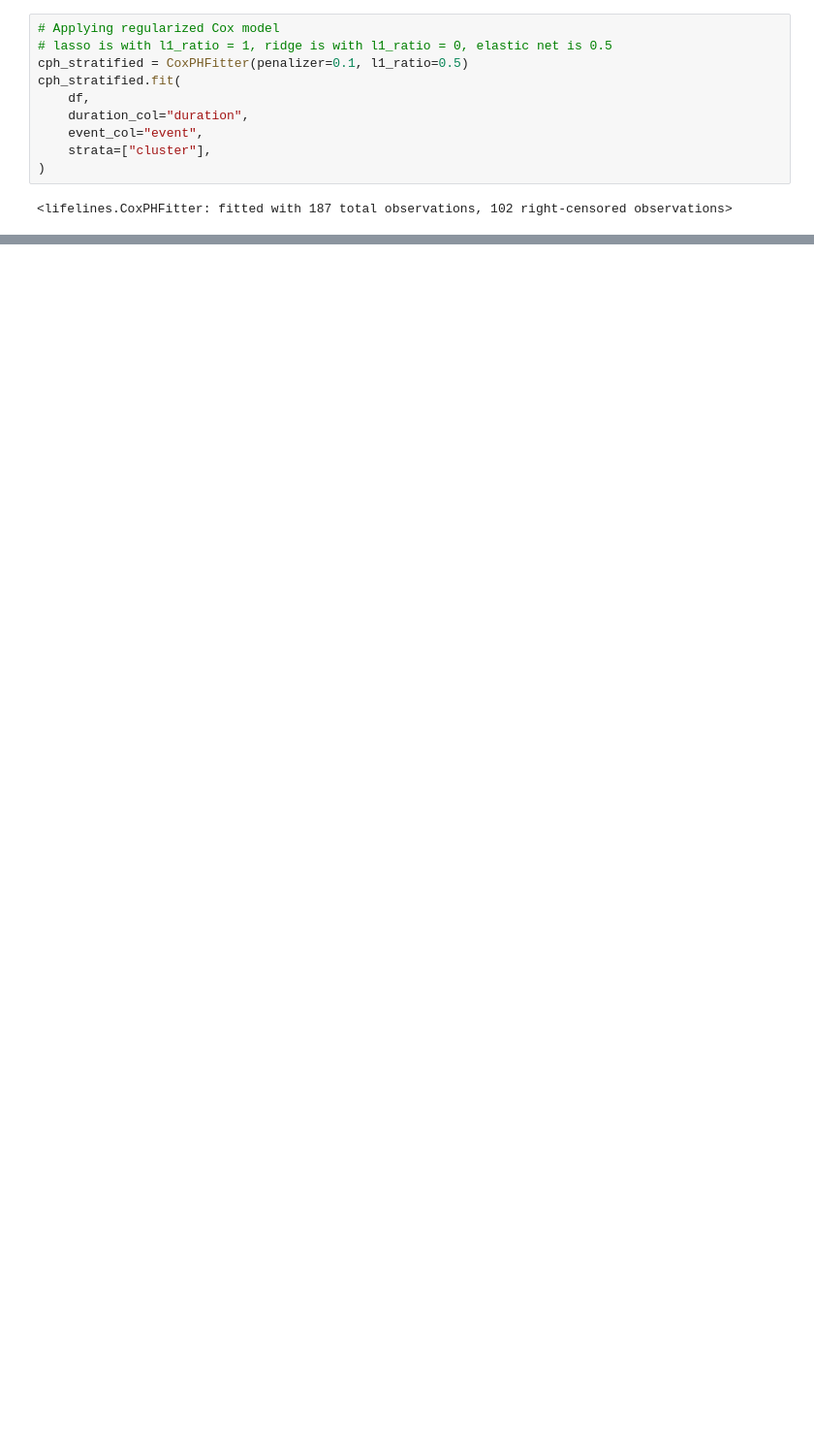
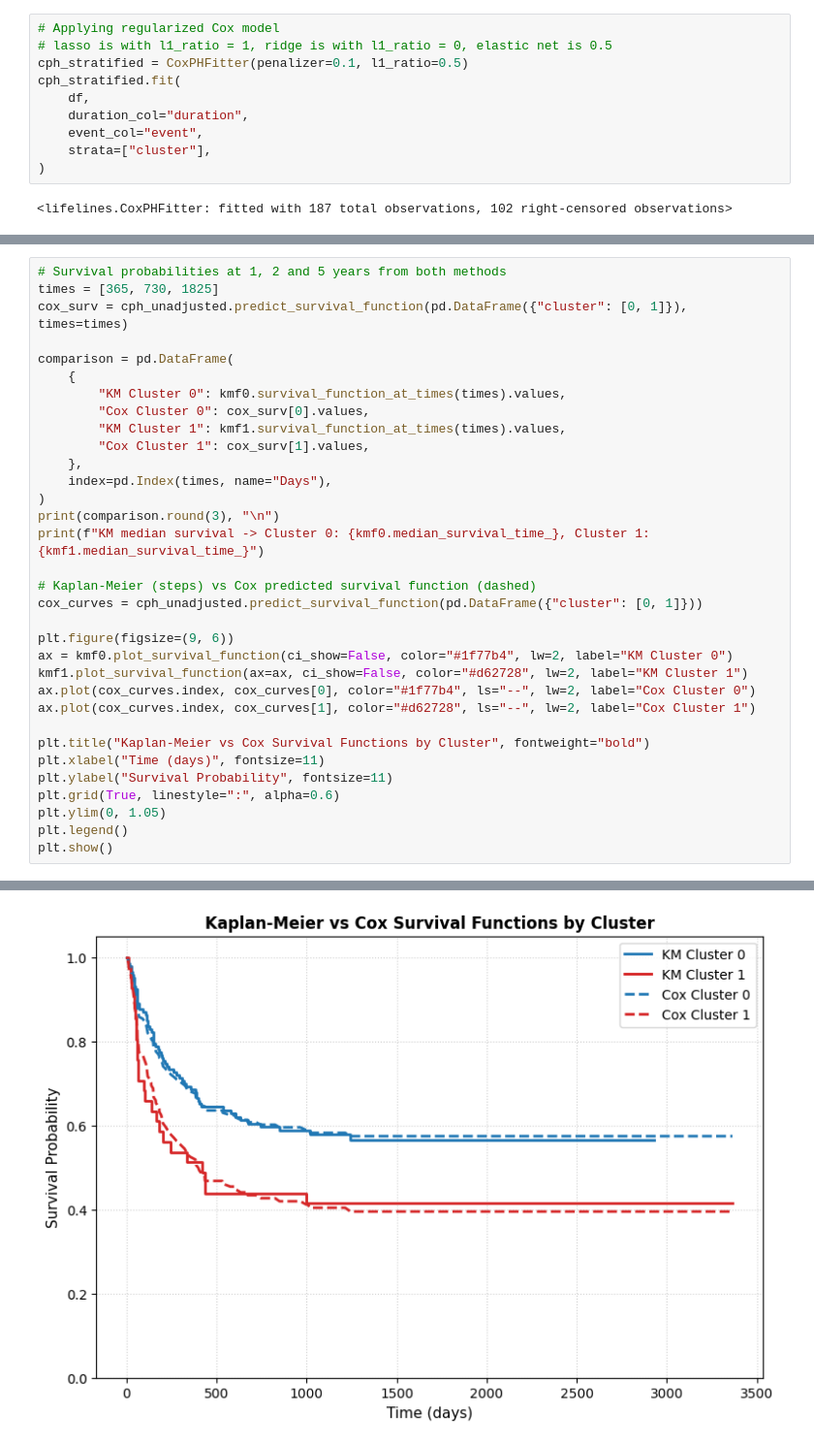
Before and after one commit to alvarodca/MLHealth, a Jupyter notebook: Lab2/survival.ipynb, the cells around one changed output, grey strips where cells are left out. Shown at 97% size. Saved outputs shown, nothing was run; the diff lists cells and outputs as text; blank space fills up the shorter version.

```diff
--- a/Lab2/survival.ipynb
+++ b/Lab2/survival.ipynb
@@ -457,0 +569,34 @@ cph_unadjusted.print_summary()
+# %%
+# Survival probabilities at 1, 2 and 5 years from both methods
+times = [365, 730, 1825]
+cox_surv = cph_unadjusted.predict_survival_function(pd.DataFrame({"cluster": [0, 1]}), times=times)
+
+comparison = pd.DataFrame(
+    {
+        "KM Cluster 0": kmf0.survival_function_at_times(times).values,
+        "Cox Cluster 0": cox_surv[0].values,
+        "KM Cluster 1": kmf1.survival_function_at_times(times).values,
+        "Cox Cluster 1": cox_surv[1].values,
+    },
+    index=pd.Index(times, name="Days"),
+)
+print(comparison.round(3), "\n")
+print(f"KM median survival -> Cluster 0: {kmf0.median_survival_time_}, Cluster 1: {kmf1.median_survival_time_}")
+
+# Kaplan-Meier (steps) vs Cox predicted survival function (dashed)
+cox_curves = cph_unadjusted.predict_survival_function(pd.DataFrame({"cluster": [0, 1]}))
+
+plt.figure(figsize=(9, 6))
+ax = kmf0.plot_survival_function(ci_show=False, color="#1f77b4", lw=2, label="KM Cluster 0")
+kmf1.plot_survival_function(ax=ax, ci_show=False, color="#d62728", lw=2, label="KM Cluster 1")
+ax.plot(cox_curves.index, cox_curves[0], color="#1f77b4", ls="--", lw=2, label="Cox Cluster 0")
+ax.plot(cox_curves.index, cox_curves[1], color="#d62728", ls="--", lw=2, label="Cox Cluster 1")
+
+plt.title("Kaplan-Meier vs Cox Survival Functions by Cluster", fontweight="bold")
+plt.xlabel("Time (days)", fontsize=11)
+plt.ylabel("Survival Probability", fontsize=11)
+plt.grid(True, linestyle=":", alpha=0.6)
+plt.ylim(0, 1.05)
+plt.legend()
+plt.show()
+# %% [output]
@@ -457,0 +610 @@ cph_unadjusted.print_summary()
+[figure, added]
```
Also changed, not shown: parts of 30 cells of this notebook, 2 other files.
